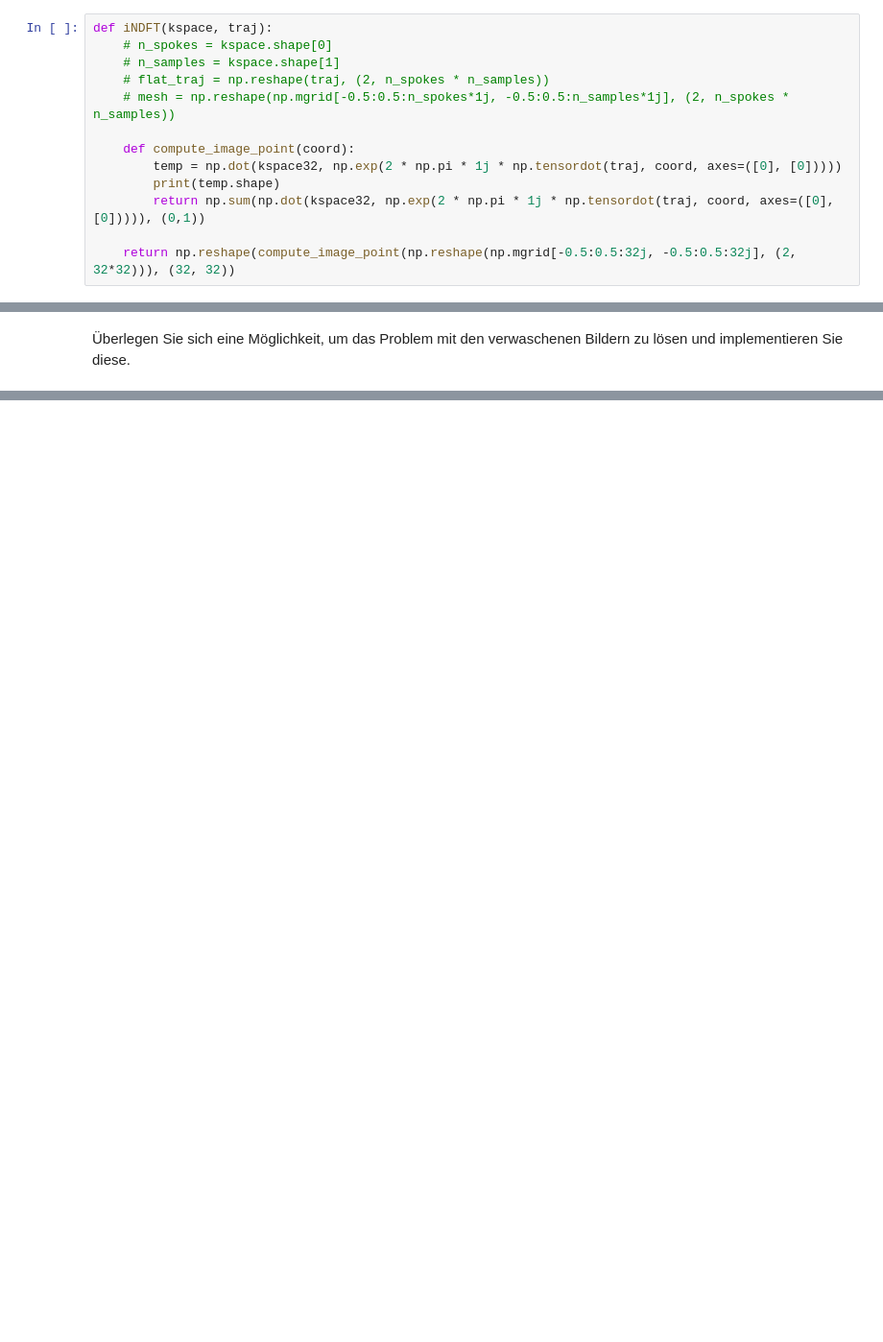
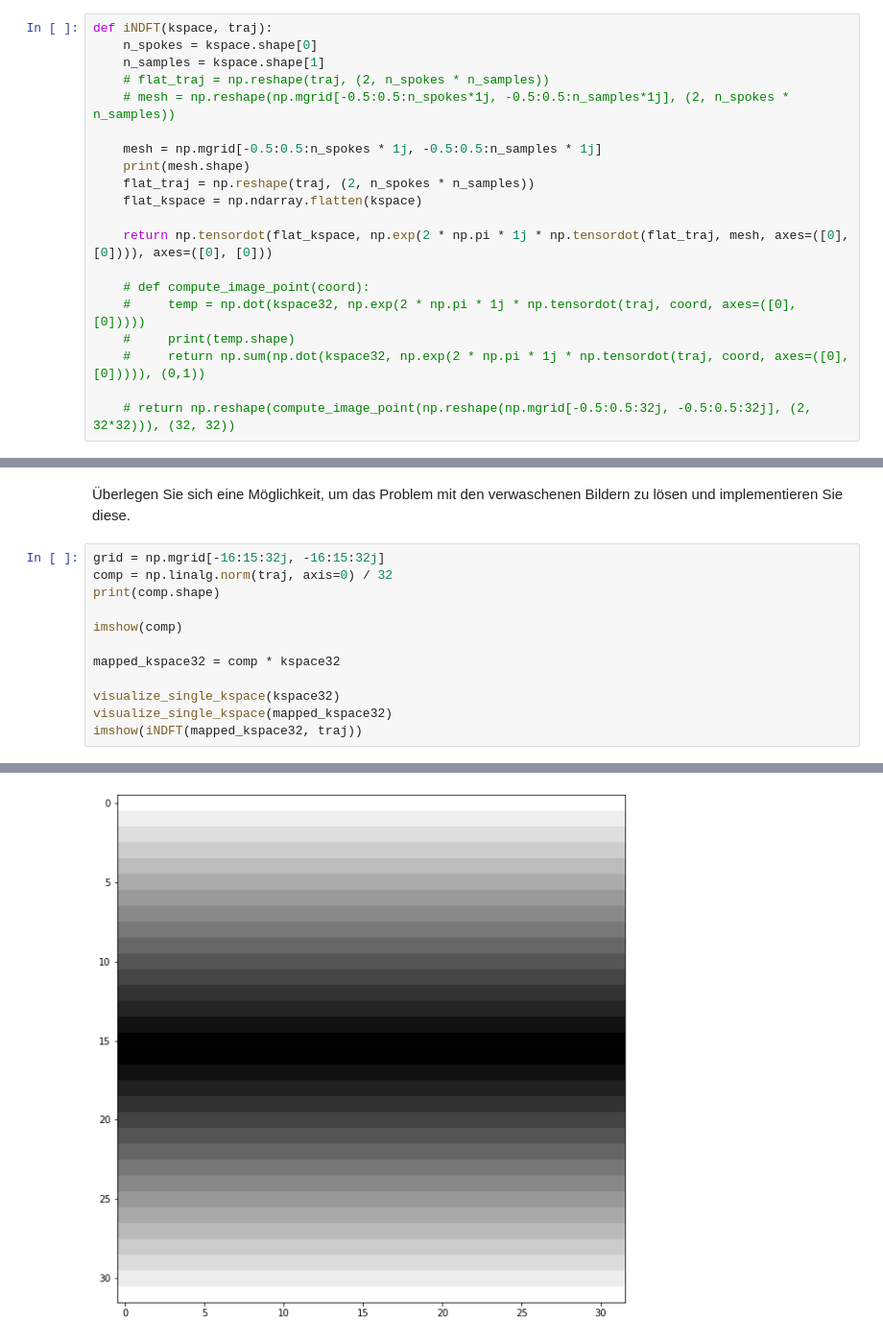
Before and after one commit to DaveMichaelson/Magnetresonanzbildgebung, a Jupyter notebook: 06.ipynb, the cells around one changed output, grey strips where cells are left out. Shown at 96% size. Drawn from its saved outputs; the diff is of its cells as text; blank space fills up the shorter version.

```diff
--- a/06.ipynb
+++ b/06.ipynb
@@ -149,16 +149,23 @@ imshow(forimage)
 Schreiben Sie nun eine Funktion, die die iNDFT für beliebige Eingabegrößen berechnet, indem die k-Raum Daten und die Trajektorie übergeben wird. Die Berechnung sollte ohne for-Schleifen laufen, also nur mit numpy-Funktionen auskommen.
 # %%
 def iNDFT(kspace, traj):
-    # n_spokes = kspace.shape[0]
-    # n_samples = kspace.shape[1]
+    n_spokes = kspace.shape[0]
+    n_samples = kspace.shape[1]
     # flat_traj = np.reshape(traj, (2, n_spokes * n_samples))
     # mesh = np.reshape(np.mgrid[-0.5:0.5:n_spokes*1j, -0.5:0.5:n_samples*1j], (2, n_spokes * n_samples))
 
-    def compute_image_point(coord):
-        temp = np.dot(kspace32, np.exp(2 * np.pi * 1j * np.tensordot(traj, coord, axes=([0], [0]))))
-        print(temp.shape)
-        return np.sum(np.dot(kspace32, np.exp(2 * np.pi * 1j * np.tensordot(traj, coord, axes=([0], [0])))), (0,1))
+    mesh = np.mgrid[-0.5:0.5:n_spokes * 1j, -0.5:0.5:n_samples * 1j]
+    print(mesh.shape)
+    flat_traj = np.reshape(traj, (2, n_spokes * n_samples))
+    flat_kspace = np.ndarray.flatten(kspace)
 
-    return np.reshape(compute_image_point(np.reshape(np.mgrid[-0.5:0.5:32j, -0.5:0.5:32j], (2, 32*32))), (32, 32))
+    return np.tensordot(flat_kspace, np.exp(2 * np.pi * 1j * np.tensordot(flat_traj, mesh, axes=([0], [0]))), axes=([0], [0]))
+
+    # def compute_image_point(coord):
+    #     temp = np.dot(kspace32, np.exp(2 * np.pi * 1j * np.tensordot(traj, coord, axes=([0], [0]))))
+    #     print(temp.shape)
+    #     return np.sum(np.dot(kspace32, np.exp(2 * np.pi * 1j * np.tensordot(traj, coord, axes=([0], [0])))), (0,1))
+
+    # return np.reshape(compute_image_point(np.reshape(np.mgrid[-0.5:0.5:32j, -0.5:0.5:32j], (2, 32*32))), (32, 32))
 # %% [markdown]
 Wenden Sie nun Ihre Funktion nacheinander auf alle zu Anfang dieser Aufgabe eingelesenen k-Raum Daten an und stellen Sie das Ergebnis dar. Messen Sie dabei die Zeit, die die Rekonstruktion benötigt.
@@ -179,2 +190,15 @@ Tipp: Schauen Sie noch einmal auf die Visualisierung der Trajektorie in Aufgabe
 # %% [markdown]
 Überlegen Sie sich eine Möglichkeit, um das Problem mit den verwaschenen Bildern zu lösen und implementieren Sie diese.
+# %%
+grid = np.mgrid[-16:15:32j, -16:15:32j]
+comp = np.linalg.norm(traj, axis=0) / 32
+print(comp.shape)
+
+imshow(comp)
+
+mapped_kspace32 = comp * kspace32
+
+visualize_single_kspace(kspace32)
+visualize_single_kspace(mapped_kspace32)
+imshow(iNDFT(mapped_kspace32, traj))
+# %% [output]
@@ -180,0 +206 @@ Tipp: Schauen Sie noch einmal auf die Visualisierung der Trajektorie in Aufgabe
+[figure, added]
```
Also changed, not shown: parts of 5 cells of this notebook.
